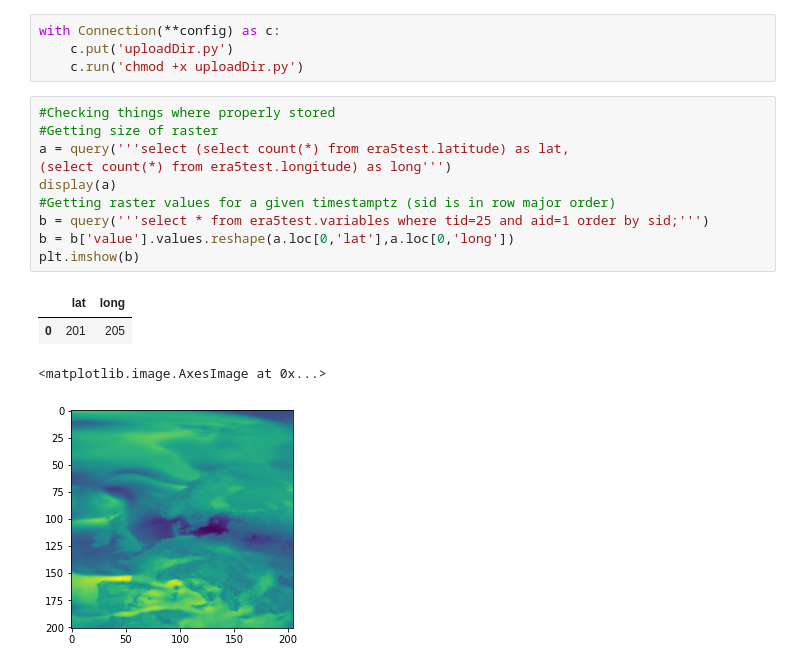
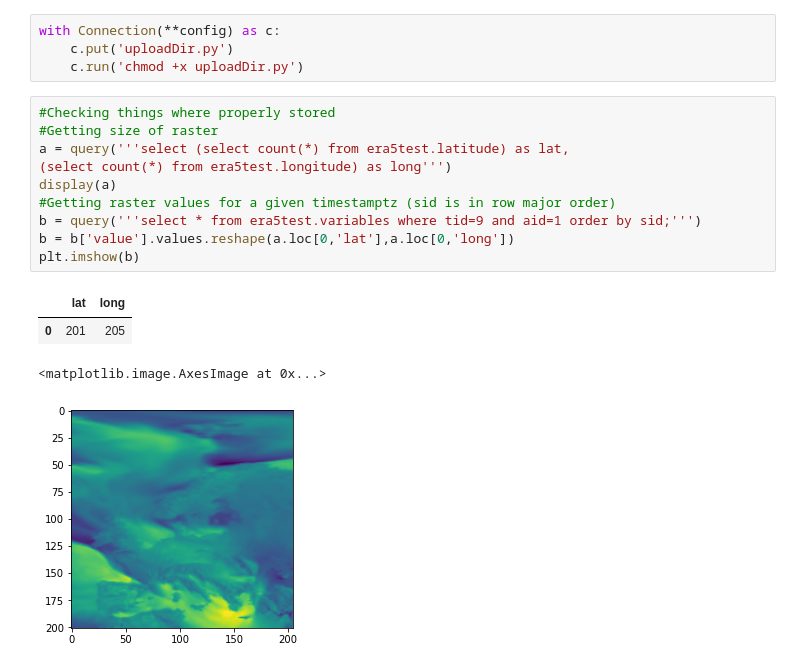
Before and after one commit to Lecheps/catchCan_tools, a Jupyter notebook: get_nve_data.ipynb, the cells around one changed output. Cells and saved outputs as stored; diff of their text form.

```diff
--- a/get_nve_data.ipynb
+++ b/get_nve_data.ipynb
@@ -843,15 +856,15 @@ with Connection(**config) as c:
 # %%
 #Checking things where properly stored
 #Getting size of raster
 a = query('''select (select count(*) from era5test.latitude) as lat,
 (select count(*) from era5test.longitude) as long''')
 display(a)
 #Getting raster values for a given timestamptz (sid is in row major order)
-b = query('''select * from era5test.variables where tid=25 and aid=1 order by sid;''')
+b = query('''select * from era5test.variables where tid=9 and aid=1 order by sid;''')
 b = b['value'].values.reshape(a.loc[0,'lat'],a.loc[0,'long'])
 plt.imshow(b)
 # %% [output]
 |  | lat | long |
 | 0 | 201 | 205 |
 <matplotlib.image.AxesImage at 0x...>
-[figure, old version]
+[figure, new version]
```
Also changed, not shown: parts of 5 cells of this notebook.
